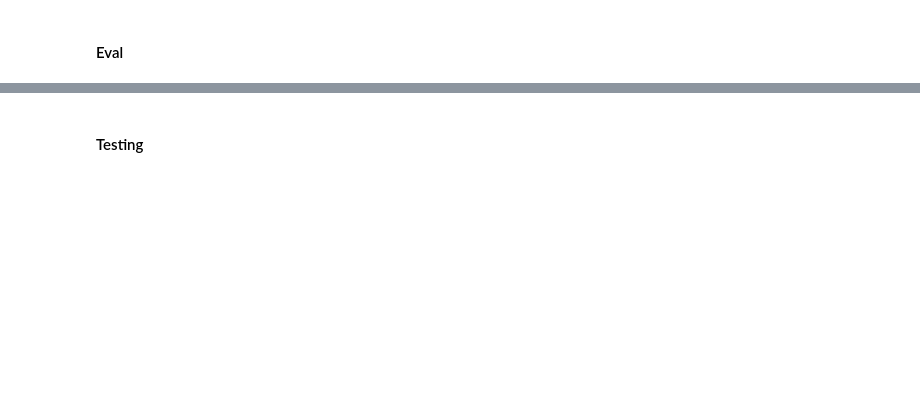
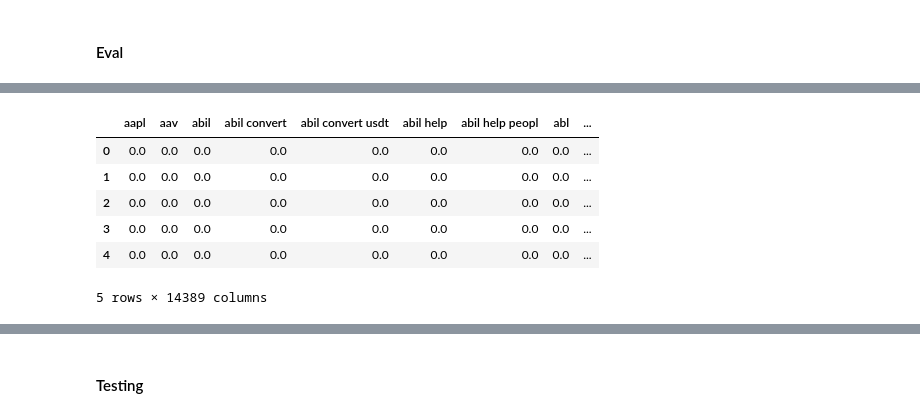
Before and after one commit to vioxcd-archive/mlaju, a Jupyter notebook: Jimmy.ipynb, the cells around one changed output, grey strips where cells are left out. Drawn from its saved outputs; the diff is of its cells as text; code cells hidden in the pictures; blank space fills up the shorter version.

```diff
--- a/Jimmy.ipynb
+++ b/Jimmy.ipynb
@@ -419,0 +511,18 @@ sample.to_csv(CHECKPOINT_PATH, index=False)
+# %%
+posneg_df = df[df.sentiment_clean_en != 'Neutral']
+X = posneg_df.loc[:, 'clean_tweet_en'].values
+
+# Encode Data Label agar bisa diproses algoritma
+le = LabelEncoder()
+le.fit(["Positive", "Negative"])
+
+print(list(le.classes_))
+y = le.transform(posneg_df['sentiment_clean_en'])
+
+# Mengecek contoh hasil column baru
+#print(X.shape)
+#print(y.shape)
+print(X[10])
+print(y[0])
+print(X.dtype)
+print(y.dtype)
@@ -420,2 +535,9 @@ sample.to_csv(CHECKPOINT_PATH, index=False)
+# %%
+tfidfconverter = TfidfVectorizer(min_df=2,
+                                 max_df=0.7,
+                                 ngram_range=(1,3),
+                                 stop_words = word_tokenize('english'),
+                                 tokenizer=preprocessing_en)
+X_vect = tfidfconverter.fit_transform(X).toarray()
 # %% [markdown]
 #### Modeling
@@ -423,0 +743,13 @@ sample.to_csv(CHECKPOINT_PATH, index=False)
+# %%
+# Mengecek bobot kata dari TF-IDF
+df_tfidf = pd.DataFrame(X_vect,columns=tfidfconverter.get_feature_names_out())
+df_tfidf['sentiment']= y
+df_tfidf.head()
+# %% [output]
+|  | aapl | aav | abil | abil convert | abil convert usdt | abil help | abil help peopl | abl | ... |
+| 0 | 0.0 | 0.0 | 0.0 | 0.0 | 0.0 | 0.0 | 0.0 | 0.0 | ... |
+| 1 | 0.0 | 0.0 | 0.0 | 0.0 | 0.0 | 0.0 | 0.0 | 0.0 | ... |
+| 2 | 0.0 | 0.0 | 0.0 | 0.0 | 0.0 | 0.0 | 0.0 | 0.0 | ... |
+| 3 | 0.0 | 0.0 | 0.0 | 0.0 | 0.0 | 0.0 | 0.0 | 0.0 | ... |
+| 4 | 0.0 | 0.0 | 0.0 | 0.0 | 0.0 | 0.0 | 0.0 | 0.0 | ... |
+5 rows × 14389 columns
```
Also changed, not shown: parts of 36 cells of this notebook, 1 other file.
